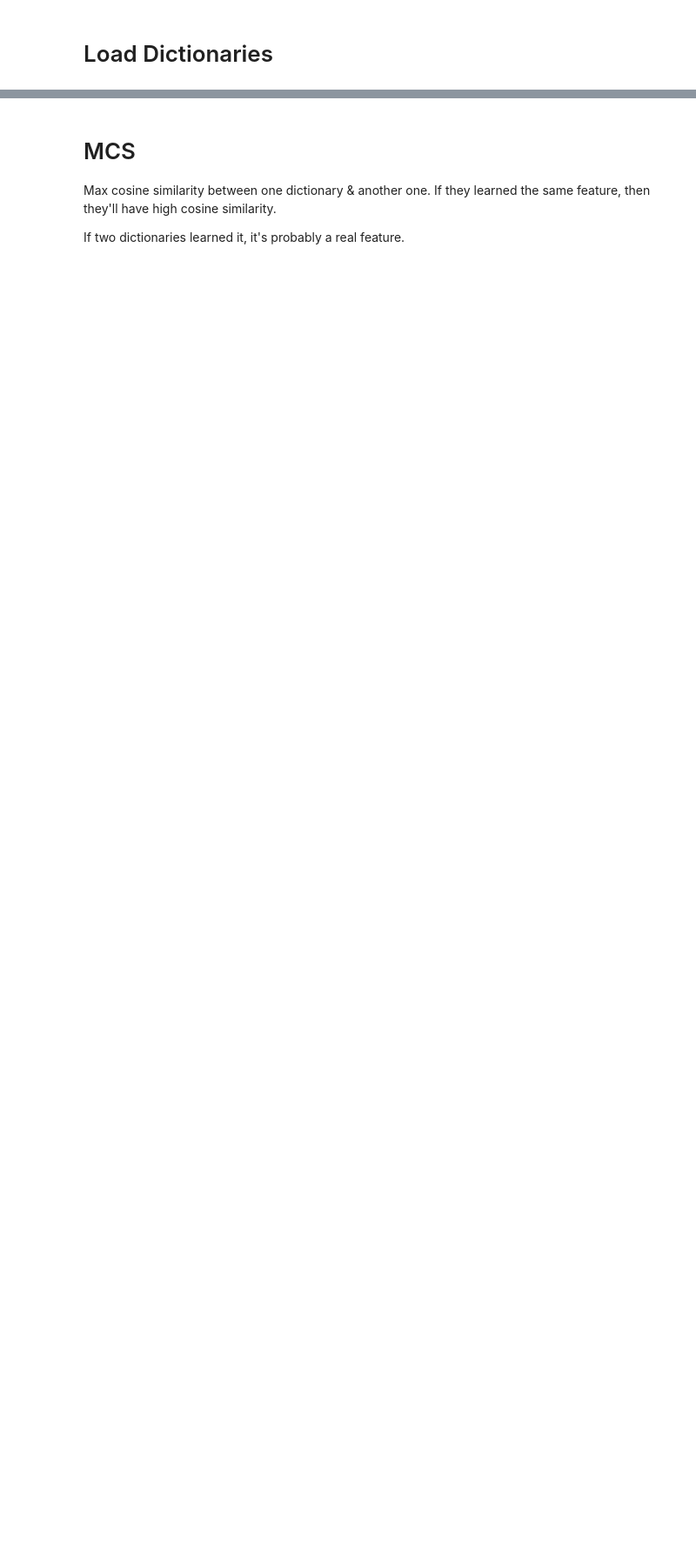
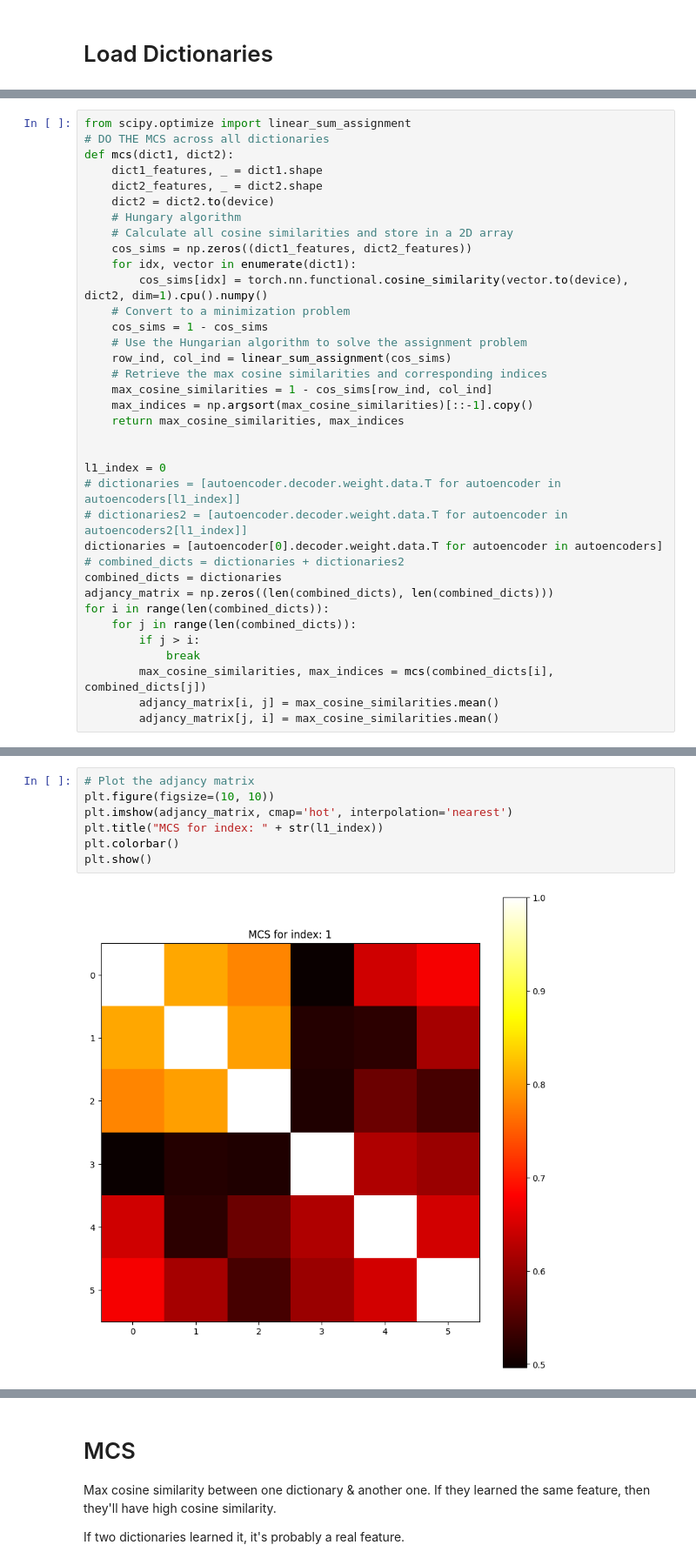
Before and after one commit to migerovitch/sparse_coding, a Jupyter notebook: openai_dictionary_direction.ipynb, the cells around one changed output, grey strips where cells are left out. Shown at 87% size. Cells and saved outputs as stored; diff of their text form; blank space fills up the shorter version.

```diff
--- a/openai_dictionary_direction.ipynb
+++ b/openai_dictionary_direction.ipynb
@@ -87,0 +140,36 @@ len of autoencoders:  1
+# %%
+from scipy.optimize import linear_sum_assignment
+# DO THE MCS across all dictionaries
+def mcs(dict1, dict2):
+    dict1_features, _ = dict1.shape
+    dict2_features, _ = dict2.shape
+    dict2 = dict2.to(device)
+    # Hungary algorithm
+    # Calculate all cosine similarities and store in a 2D array
+    cos_sims = np.zeros((dict1_features, dict2_features))
+    for idx, vector in enumerate(dict1):
+        cos_sims[idx] = torch.nn.functional.cosine_similarity(vector.to(device), dict2, dim=1).cpu().numpy()
+    # Convert to a minimization problem
+    cos_sims = 1 - cos_sims
+    # Use the Hungarian algorithm to solve the assignment problem
+    row_ind, col_ind = linear_sum_assignment(cos_sims)
+    # Retrieve the max cosine similarities and corresponding indices
+    max_cosine_similarities = 1 - cos_sims[row_ind, col_ind]
+    max_indices = np.argsort(max_cosine_similarities)[::-1].copy()
+    return max_cosine_similarities, max_indices
+
+
+l1_index = 0
+# dictionaries = [autoencoder.decoder.weight.data.T for autoencoder in autoencoders[l1_index]]
+# dictionaries2 = [autoencoder.decoder.weight.data.T for autoencoder in autoencoders2[l1_index]]
+dictionaries = [autoencoder[0].decoder.weight.data.T for autoencoder in autoencoders]
+# combined_dicts = dictionaries + dictionaries2
+combined_dicts = dictionaries
+adjancy_matrix = np.zeros((len(combined_dicts), len(combined_dicts)))
+for i in range(len(combined_dicts)):
+    for j in range(len(combined_dicts)):
+        if j > i:
+            break
+        max_cosine_similarities, max_indices = mcs(combined_dicts[i], combined_dicts[j])
+        adjancy_matrix[i, j] = max_cosine_similarities.mean()
+        adjancy_matrix[j, i] = max_cosine_similarities.mean()
@@ -87,0 +191,9 @@ len of autoencoders:  1
+# %%
+# Plot the adjancy matrix
+plt.figure(figsize=(10, 10))
+plt.imshow(adjancy_matrix, cmap='hot', interpolation='nearest')
+plt.title("MCS for index: " + str(l1_index))
+plt.colorbar()
+plt.show()
+# %% [output]
+[figure, added]
```
Also changed, not shown: parts of 12 cells of this notebook, 3 other files.
